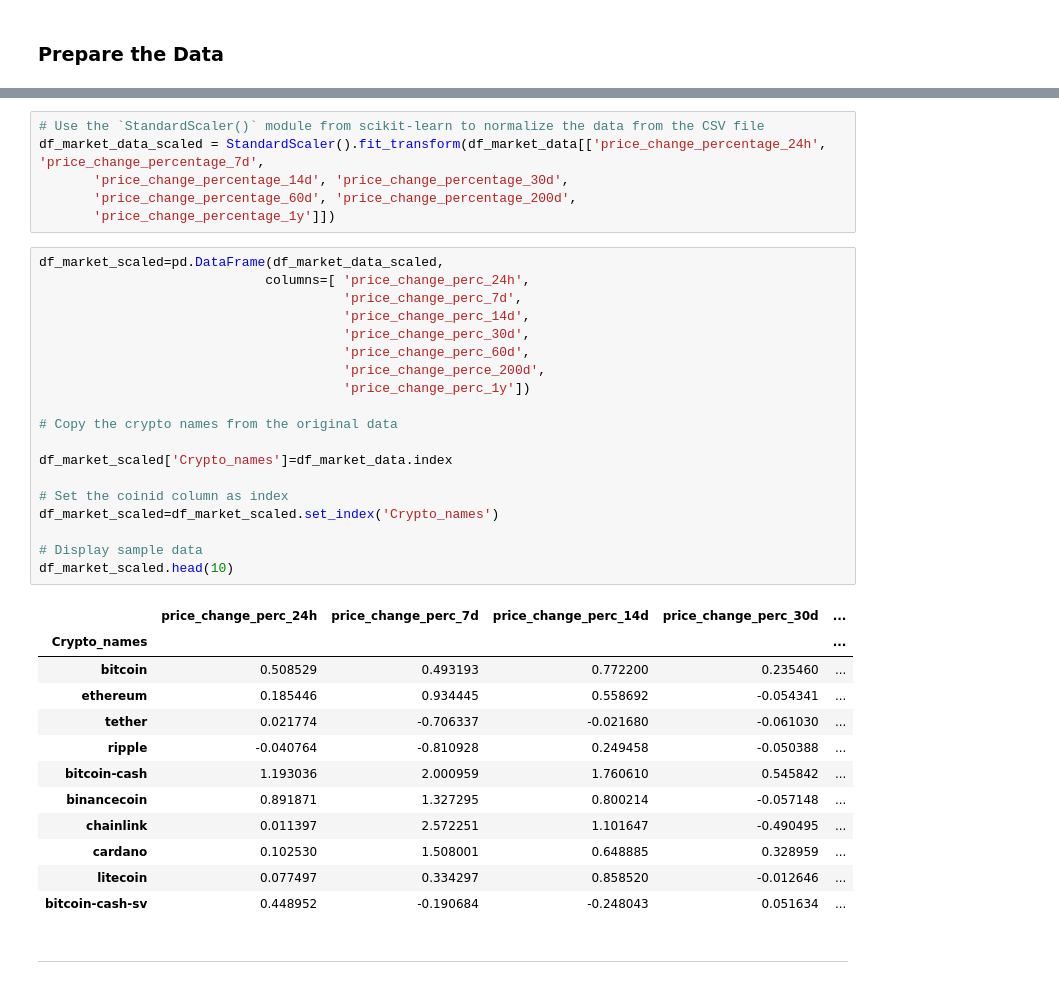
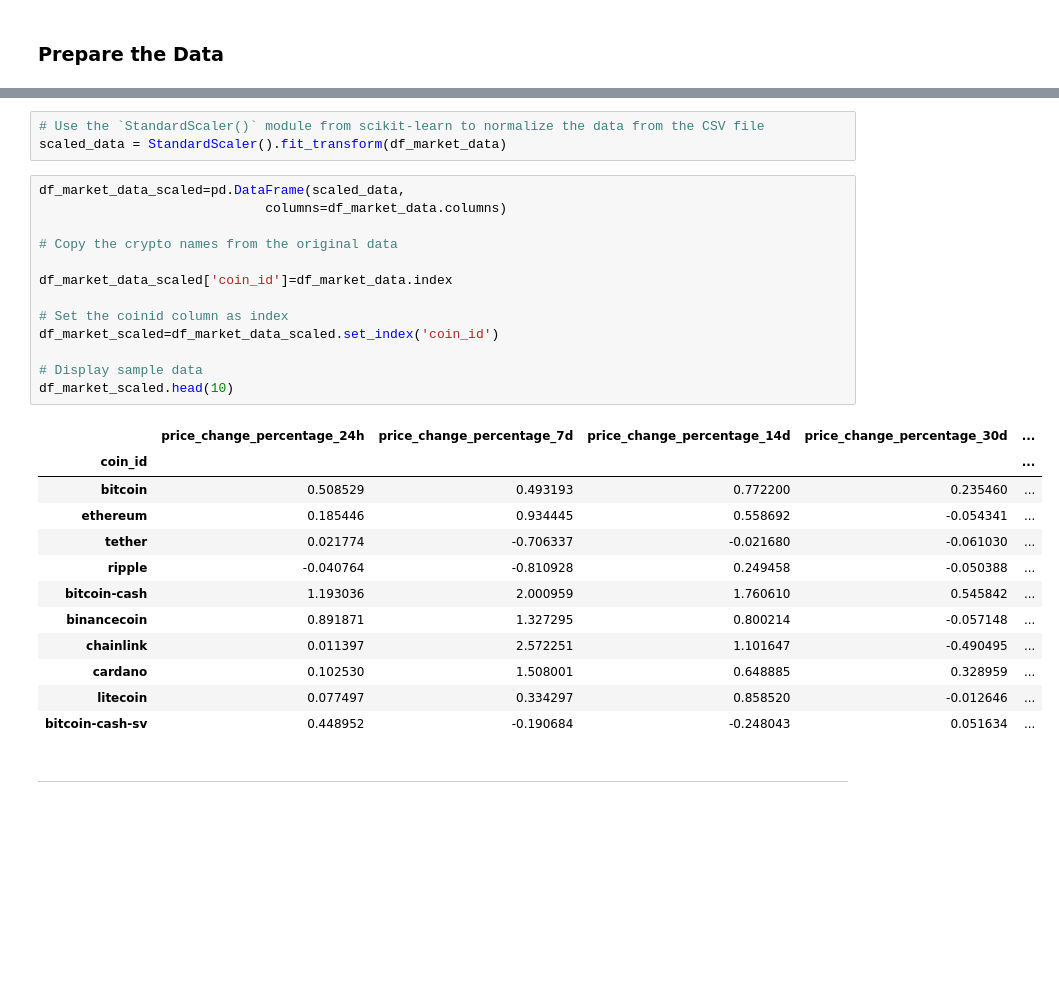
Before and after one commit to Evis-S/CryptoClustering, a Jupyter notebook: Crypto_Clustering.ipynb, the cells around one changed output, grey strips where cells are left out. Drawn from its saved outputs; the diff is of its cells as text; blank space fills up the shorter version.

```diff
--- a/Crypto_Clustering.ipynb
+++ b/Crypto_Clustering.ipynb
@@ -75,31 +59,22 @@ Index(['price_change_percentage_24h', 'price_change_percentage_7d',
 # %%
 # Use the `StandardScaler()` module from scikit-learn to normalize the data from the CSV file
-df_market_data_scaled = StandardScaler().fit_transform(df_market_data[['price_change_percentage_24h', 'price_change_percentage_7d',
-       'price_change_percentage_14d', 'price_change_percentage_30d',
-       'price_change_percentage_60d', 'price_change_percentage_200d',
-       'price_change_percentage_1y']])
+scaled_data = StandardScaler().fit_transform(df_market_data)
 # %%
-df_market_scaled=pd.DataFrame(df_market_data_scaled,
-                             columns=[ 'price_change_perc_24h',
-                                       'price_change_perc_7d',
-                                       'price_change_perc_14d',
-                                       'price_change_perc_30d',
-                                       'price_change_perc_60d',
-                                       'price_change_perce_200d',
-                                       'price_change_perc_1y'])
+df_market_data_scaled=pd.DataFrame(scaled_data,
+                             columns=df_market_data.columns)
 
 # Copy the crypto names from the original data
 
-df_market_scaled['Crypto_names']=df_market_data.index
+df_market_data_scaled['coin_id']=df_market_data.index
 
 # Set the coinid column as index
-df_market_scaled=df_market_scaled.set_index('Crypto_names')
+df_market_scaled=df_market_data_scaled.set_index('coin_id')
 
 # Display sample data
 df_market_scaled.head(10)
 # %% [output]
-|  | price_change_perc_24h | price_change_perc_7d | price_change_perc_14d | price_change_perc_30d | ... |
-| Crypto_names |  |  |  |  | ... |
+|  | price_change_percentage_24h | price_change_percentage_7d | price_change_percentage_14d | price_change_percentage_30d | ... |
+| coin_id |  |  |  |  | ... |
 | bitcoin | 0.508529 | 0.493193 | 0.772200 | 0.235460 | ... |
 | ethereum | 0.185446 | 0.934445 | 0.558692 | -0.054341 | ... |
 | tether | 0.021774 | -0.706337 | -0.021680 | -0.061030 | ... |
```
Also changed, not shown: parts of 21 cells of this notebook.
